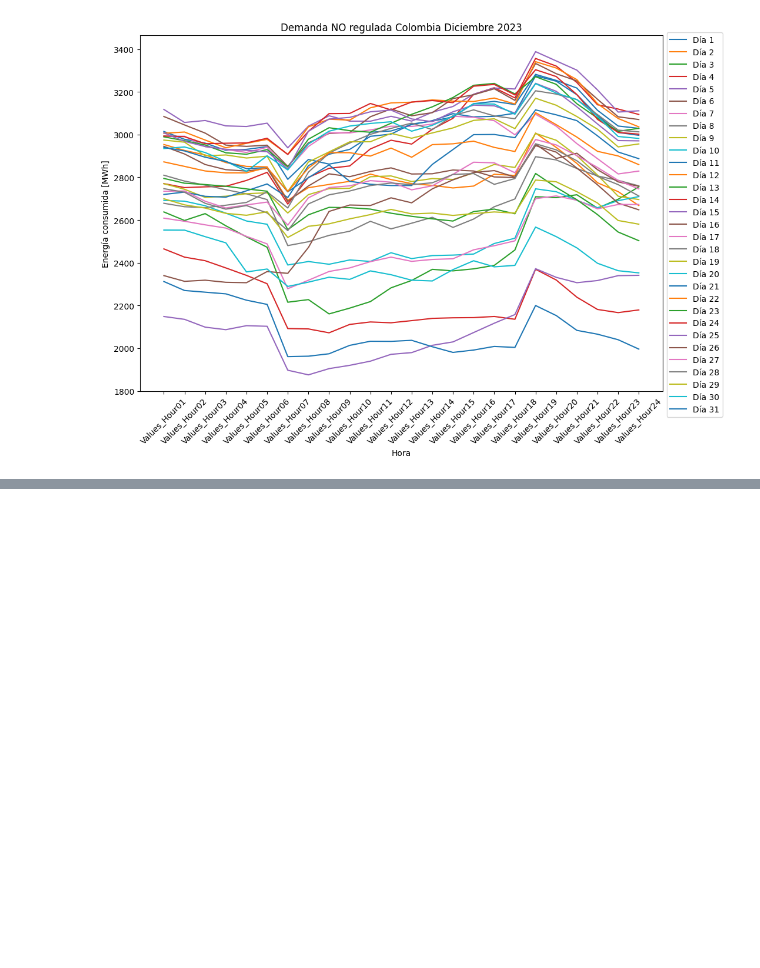
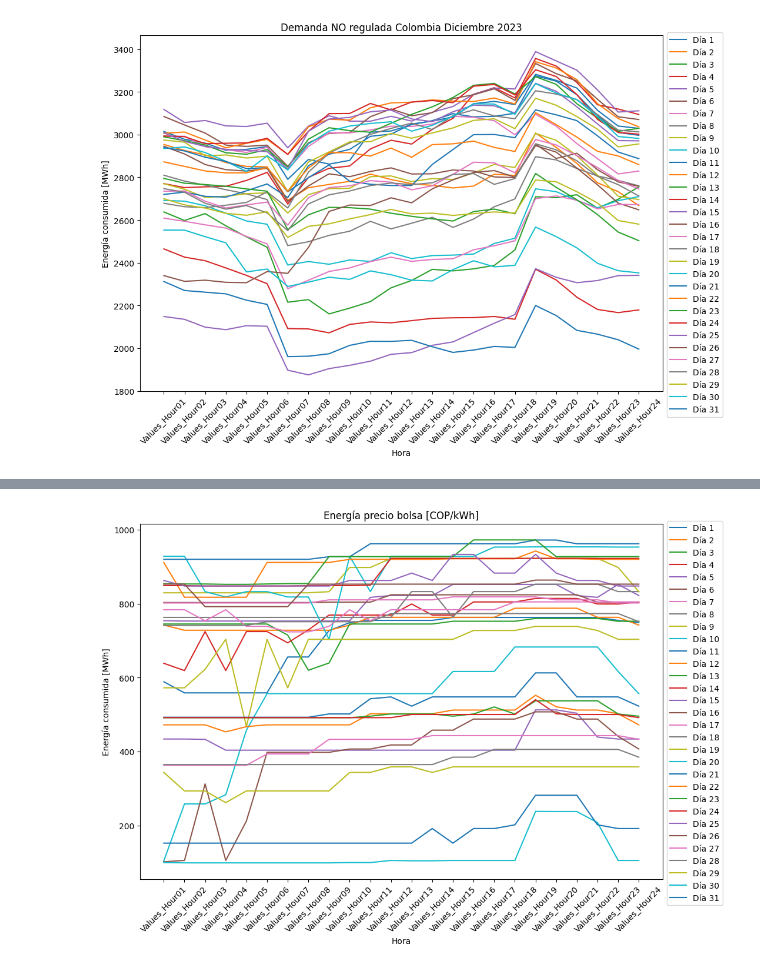
Before and after one commit to jebernatec/colombia-energy-market, a Jupyter notebook: energia_colombia.ipynb, the cells around one changed output, grey strips where cells are left out. Saved outputs shown, nothing was run; the diff lists cells and outputs as text; code cells hidden in the pictures; blank space fills up the shorter version.

```diff
--- a/energia_colombia.ipynb
+++ b/energia_colombia.ipynb
@@ -289,3 +295,8 @@ stockprice
+# %%
+title = 'Energía precio bolsa [COP/kWh]'
+plotdaysdemand(stockprice, title)
+# %% [output]
+[figure, added]
 # %%
 ### scarcity price [COP/kWh]
 ## Precio de Escasez de Activación calculado de acuerdo con la Resolución CREG 140 del 2017
```
Also changed, not shown: parts of 4 cells of this notebook.
